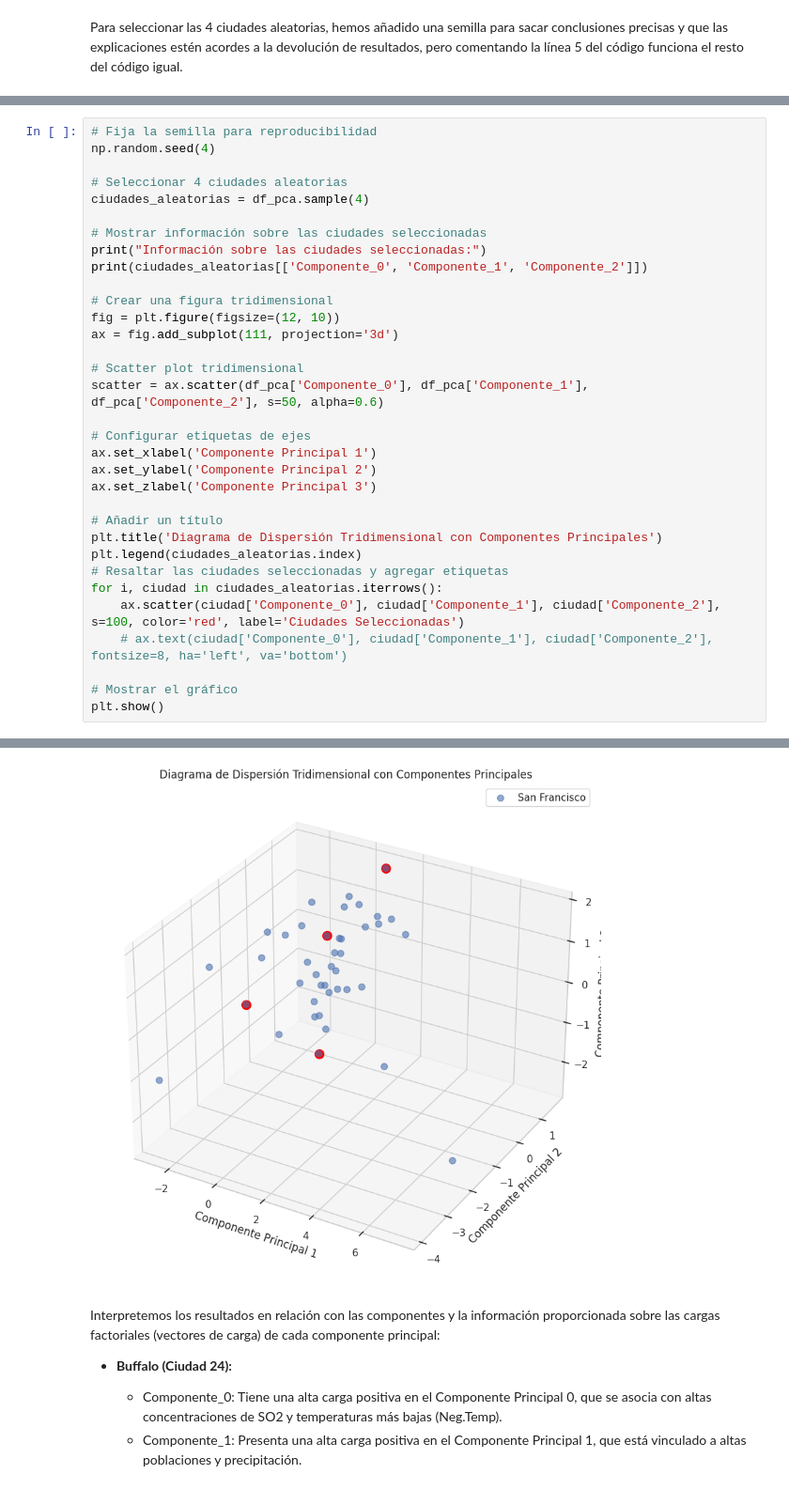
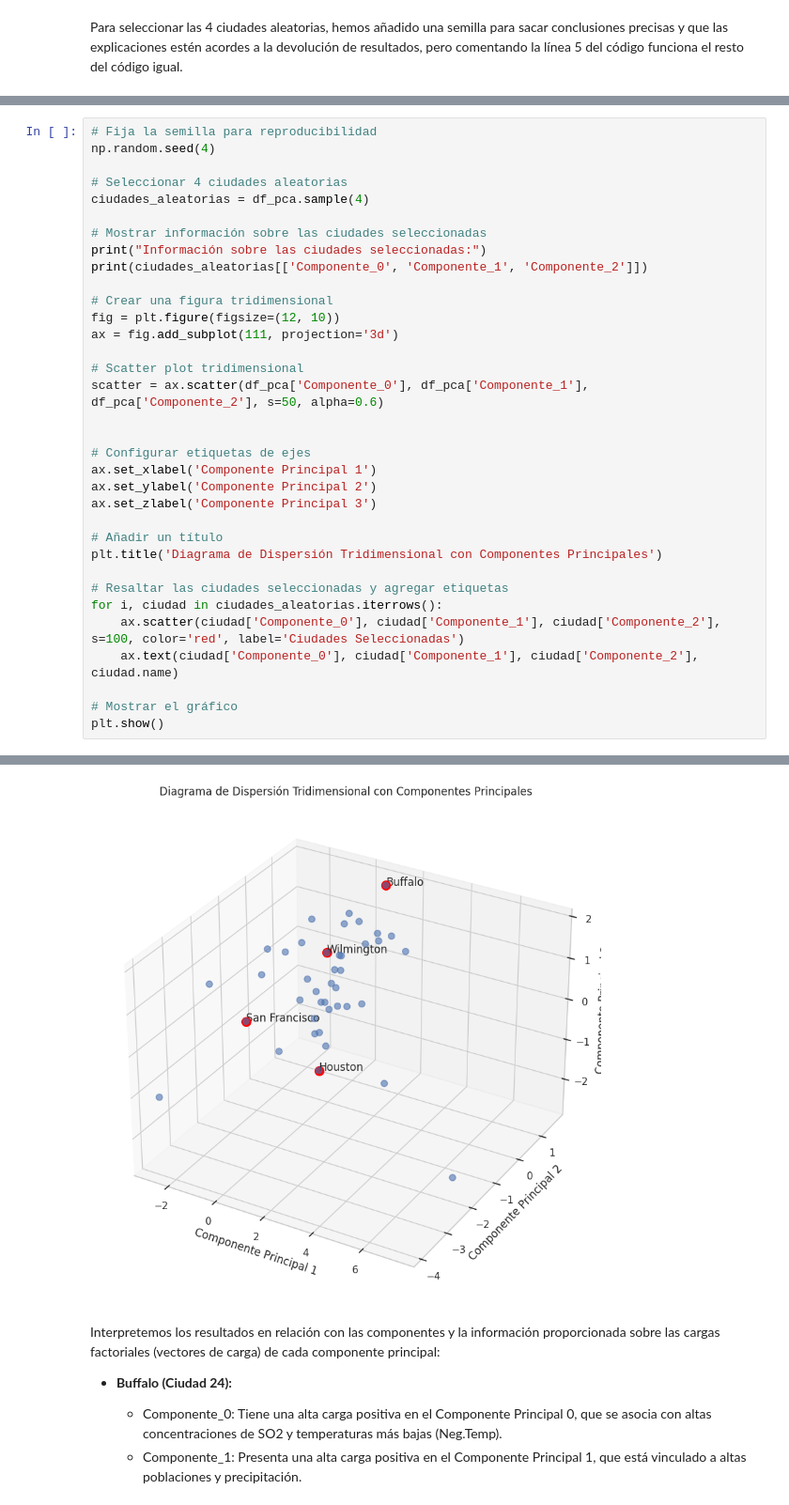
Before and after one commit to CeliaDiazSanchez/Data-Mining, a Jupyter notebook: LAB01_p3.ipynb, the cells around one changed output, grey strips where cells are left out. Shown at 94% size. Drawn from its saved outputs; the diff is of its cells as text.

```diff
--- a/LAB01_p3.ipynb
+++ b/LAB01_p3.ipynb
@@ -1119,36 +1132,37 @@ print("Información sobre las ciudades seleccionadas:")
 print(ciudades_aleatorias[['Componente_0', 'Componente_1', 'Componente_2']])
 
 # Crear una figura tridimensional
 fig = plt.figure(figsize=(12, 10))
 ax = fig.add_subplot(111, projection='3d')
 
 # Scatter plot tridimensional
 scatter = ax.scatter(df_pca['Componente_0'], df_pca['Componente_1'], df_pca['Componente_2'], s=50, alpha=0.6)
 
+
 # Configurar etiquetas de ejes
 ax.set_xlabel('Componente Principal 1')
 ax.set_ylabel('Componente Principal 2')
 ax.set_zlabel('Componente Principal 3')
 
 # Añadir un título
 plt.title('Diagrama de Dispersión Tridimensional con Componentes Principales')
-plt.legend(ciudades_aleatorias.index)
+
 # Resaltar las ciudades seleccionadas y agregar etiquetas
 for i, ciudad in ciudades_aleatorias.iterrows():
     ax.scatter(ciudad['Componente_0'], ciudad['Componente_1'], ciudad['Componente_2'], s=100, color='red', label='Ciudades Seleccionadas')
-    # ax.text(ciudad['Componente_0'], ciudad['Componente_1'], ciudad['Componente_2'], fontsize=8, ha='left', va='bottom')
+    ax.text(ciudad['Componente_0'], ciudad['Componente_1'], ciudad['Componente_2'], ciudad.name)
 
 # Mostrar el gráfico
 plt.show()
 # %% [output]
 Información sobre las ciudades seleccionadas:
                Componente_0  Componente_1  Componente_2
 Ciudad
 San Francisco     -0.938965     -2.237246      0.183748
 Wilmington        -0.697076      0.632149      0.421329
 Buffalo            0.827309      1.568931      1.853903
 Houston           -0.088804     -0.262969     -1.963624
-[figure, old version]
+[figure, new version]
 # %% [markdown]
 Interpretemos los resultados en relación con las componentes y la información proporcionada sobre las cargas factoriales (vectores de carga) de cada componente principal:
 
```
Also changed, not shown: parts of 4 cells of this notebook.
